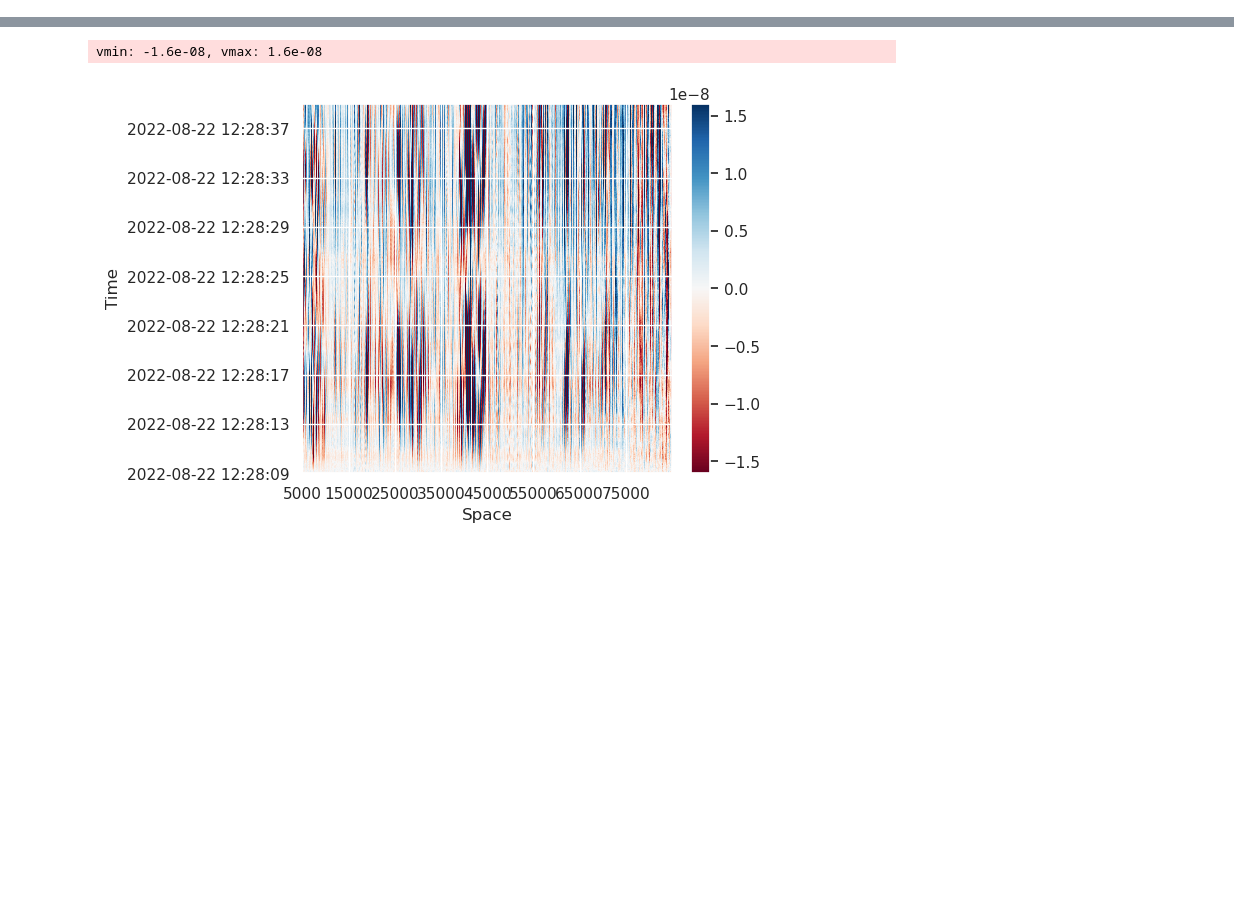
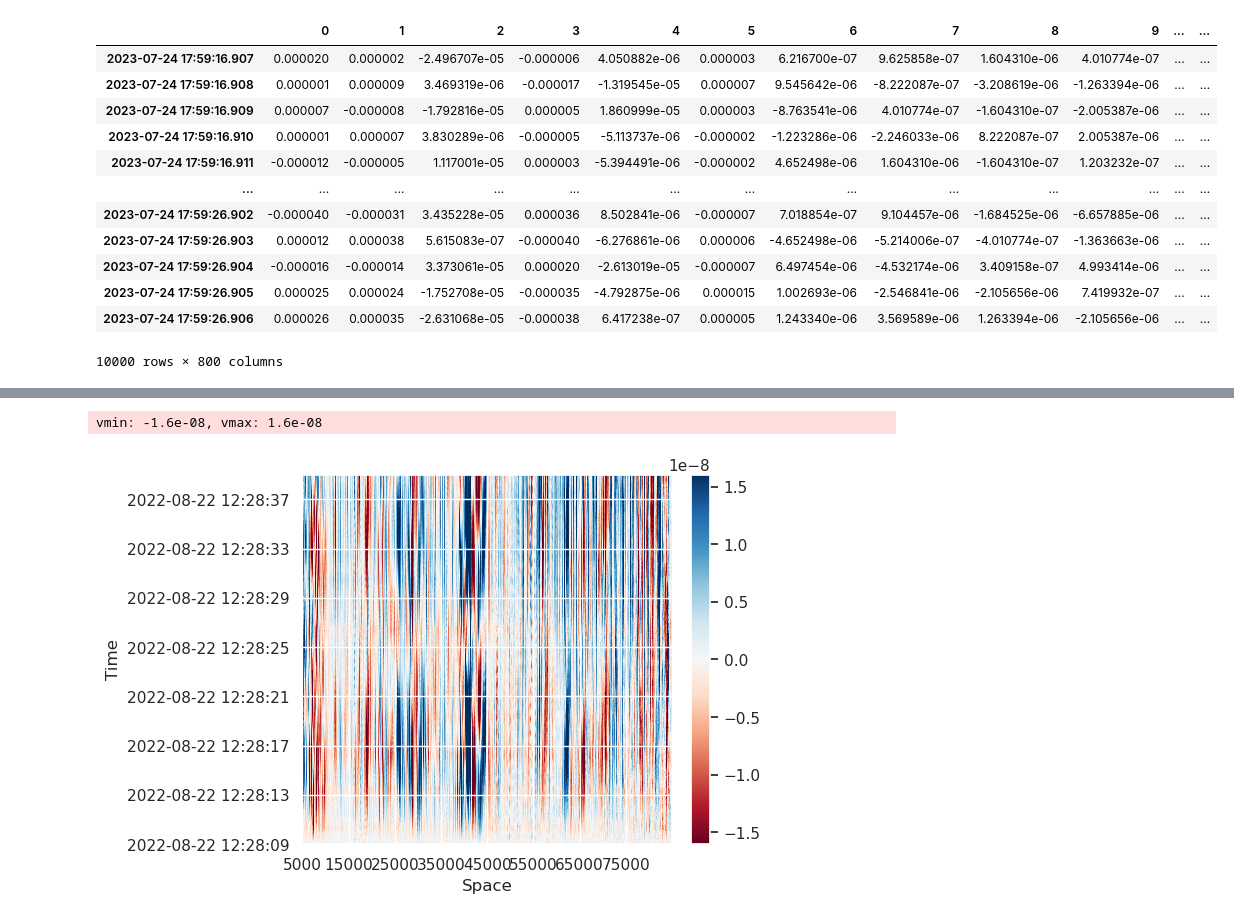
Before and after one commit to truongphanduykhanh/dasly, a Jupyter notebook: notebooks/00.0.atest.ipynb, the cells around one changed output, grey strips where cells are left out. Saved outputs shown, nothing was run; the diff lists cells and outputs as text; code cells hidden in the pictures; blank space fills up the shorter version.

```diff
--- a/notebooks/00.0.atest.ipynb
+++ b/notebooks/00.0.atest.ipynb
@@ -24,0 +414,20 @@ with open(yaml_path, 'r') as file:
+# %%
+signal = simpleDASreader.load_DAS_files(
+    filepaths=['/mnt/Datastore/usr/kptruong/dasly_repo/data/test_input/20230724/dphi/175916.hdf5'],
+    integrate=False
+)
+signal
+# %% [output]
+|  | 0 | 1 | 2 | 3 | 4 | 5 | 6 | 7 | 8 | 9 | ... | ... |
+| 2023-07-24 17:59:16.907 | 0.000020 | 0.000002 | -2.496707e-05 | -0.000006 | 4.050882e-06 | 0.000003 | 6.216700e-07 | 9.625858e-07 | 1.604310e-06 | 4.010774e-07 | ... | ... |
+| 2023-07-24 17:59:16.908 | 0.000001 | 0.000009 | 3.469319e-06 | -0.000017 | -1.319545e-05 | 0.000007 | 9.545642e-06 | -8.222087e-07 | -3.208619e-06 | -1.263394e-06 | ... | ... |
+| 2023-07-24 17:59:16.909 | 0.000007 | -0.000008 | -1.792816e-05 | 0.000005 | 1.860999e-05 | 0.000003 | -8.763541e-06 | 4.010774e-07 | -1.604310e-07 | -2.005387e-06 | ... | ... |
+| 2023-07-24 17:59:16.910 | 0.000001 | 0.000007 | 3.830289e-06 | -0.000005 | -5.113737e-06 | -0.000002 | -1.223286e-06 | -2.246033e-06 | 8.222087e-07 | 2.005387e-06 | ... | ... |
+| 2023-07-24 17:59:16.911 | -0.000012 | -0.000005 | 1.117001e-05 | 0.000003 | -5.394491e-06 | -0.000002 | 4.652498e-06 | 1.604310e-06 | -1.604310e-07 | 1.203232e-07 | ... | ... |
+| ... | ... | ... | ... | ... | ... | ... | ... | ... | ... | ... | ... | ... |
+| 2023-07-24 17:59:26.902 | -0.000040 | -0.000031 | 3.435228e-05 | 0.000036 | 8.502841e-06 | -0.000007 | 7.018854e-07 | 9.104457e-06 | -1.684525e-06 | -6.657885e-06 | ... | ... |
+| 2023-07-24 17:59:26.903 | 0.000012 | 0.000038 | 5.615083e-07 | -0.000040 | -6.276861e-06 | 0.000006 | -4.652498e-06 | -5.214006e-07 | -4.010774e-07 | -1.363663e-06 | ... | ... |
+| 2023-07-24 17:59:26.904 | -0.000016 | -0.000014 | 3.373061e-05 | 0.000020 | -2.613019e-05 | -0.000007 | 6.497454e-06 | -4.532174e-06 | 3.409158e-07 | 4.993414e-06 | ... | ... |
+| 2023-07-24 17:59:26.905 | 0.000025 | 0.000024 | -1.752708e-05 | -0.000035 | -4.792875e-06 | 0.000015 | 1.002693e-06 | -2.546841e-06 | -2.105656e-06 | 7.419932e-07 | ... | ... |
+| 2023-07-24 17:59:26.906 | 0.000026 | 0.000035 | -2.631068e-05 | -0.000038 | 6.417238e-07 | 0.000005 | 1.243340e-06 | 3.569589e-06 | 1.263394e-06 | -2.105656e-06 | ... | ... |
+10000 rows × 800 columns
```
Also changed, not shown: parts of 41 cells of this notebook, 9 other files.
